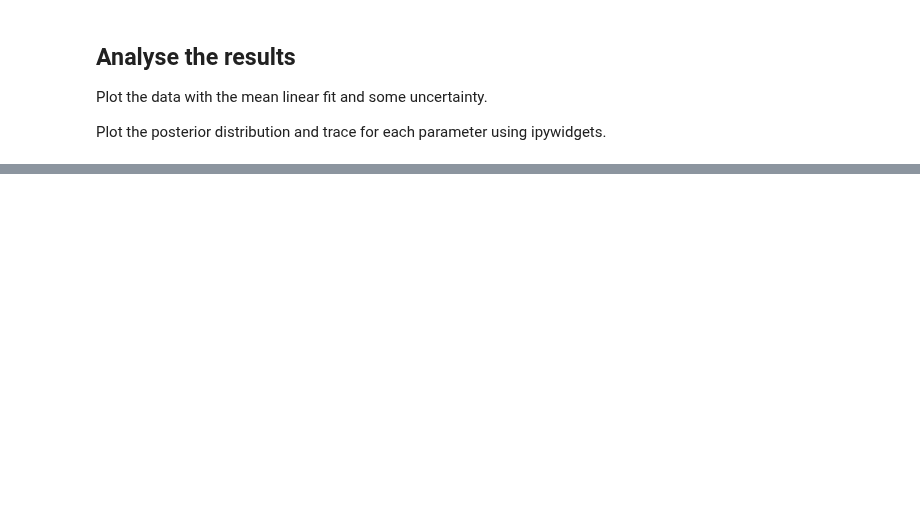
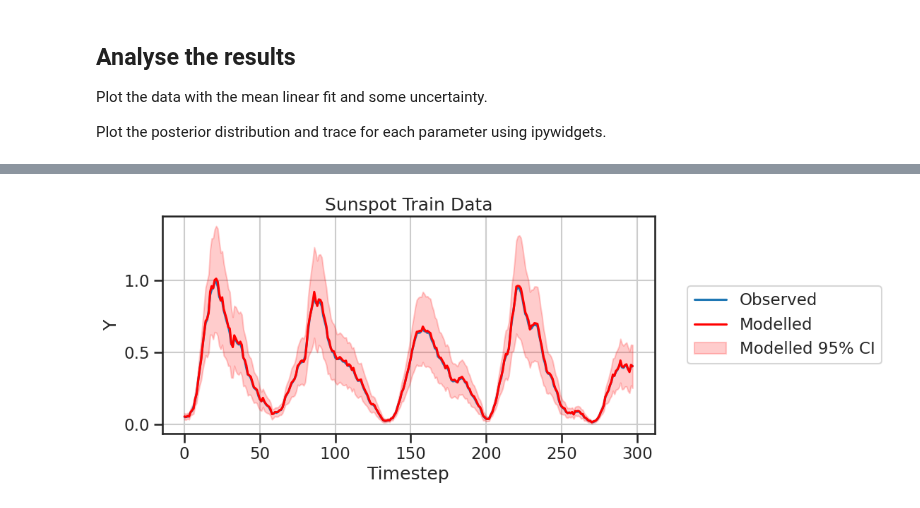
Before and after one commit to sydney-machine-learning/Bayesianneuralnetworks-MCMC-tutorial, a Jupyter notebook: 03-Linear-Model.ipynb, the cells around one changed output, grey strips where cells are left out. Cells and saved outputs as stored; diff of their text form; code cells hidden in the pictures; blank space fills up the shorter version.

```diff
--- a/03-Linear-Model.ipynb
+++ b/03-Linear-Model.ipynb
@@ -224,6 +235,7 @@ class MCMC:
         # store output
         self.pos_theta = None
         self.pos_tau = None
+        self.pos_eta = None
         self.rmse_data = None
 
         # functions defined above - this is poor practice, but done for readability
@@ -243,8 +255,9 @@ class MCMC:
 
         for ii in range(num_samples):
             theta_drawn = np.random.normal(self.pos_theta.mean(axis=0), self.pos_theta.std(axis=0), self.theta_size)
-            tausq_drawn = np.random.normal(self.pos_tau.mean(), self.pos_tau.std())
-
+            # draw in the eta space to give this stability
+            eta_drawn = np.random.normal(self.pos_eta.mean(), self.pos_eta.std())
+            tausq_drawn = np.exp(eta_drawn)
             [_, pred_y[ii,:], sim_y[ii,:],_] = self.likelihood_function(
                 theta_drawn, tausq_drawn
             )
@@ -255,0 +273,12 @@ class MCMC:
+# %%
+# load the data
+train_data   = np.loadtxt("data/Sunspot/train.txt")
+test_data    = np.loadtxt("data/Sunspot/test.txt")
+name        = "Sunspot"
+hidden      = 5
+input       = 4  #
+output      = 1
+prob_type   = 'regression'
+
+print('Training data shape: {}'.format(train_data.shape))
+print('\n'.join(['Variable']))
@@ -261,12 +293,21 @@ class MCMC:
 ## MCMC Settings and Setup
 n_samples = 20000 # number of samples to draw from the posterior
 burn_in = int(n_samples* 0.25) # number of samples to discard before recording draws from the posterior
+data_case = 'sunspot' # 'toy' or 'sunspot'
 
-# Generate toy data
-n_data = 100
-n_features = 1
-x_data = np.repeat(np.expand_dims(np.linspace(0, 1, n_data),axis=-1),n_features,axis=1)
-y_data = 3 * x_data[:,0] + 4 + np.random.randn(n_data) * 0.5
+if data_case == 'toy':
+    # Generate toy data
+    n_data = 100
+    n_features = 1
+    x_data = np.repeat(np.expand_dims(np.linspace(0, 1, n_data),axis=-1),n_features,axis=1)
+    y_data = 3 * x_data[:,0] + 4 + np.random.randn(n_data) * 0.5
+elif data_case == 'sunspot':
+    # or load from sunspot data
+    x_data = train_data[:,:-1]
+    y_data = train_data[:,-1]
+    layer_sizes = [x_data.shape[1], hidden, 1]
+else:
+    raise ValueError('data_case is invalid.')
 
 # Initialise the MCMC class
 mcmc = MCMC(n_samples, burn_in, x_data, y_data)
@@ -292,0 +339,9 @@ plot_linear_data(
+# %%
+plot_y_timeseries(
+    y_data,
+    pred_y,
+    dataset_name=name + ' Train',
+    ci=True
+)
+# %% [output]
+[figure, added]
```
Also changed, not shown: parts of 12 cells of this notebook, 1 other file.
